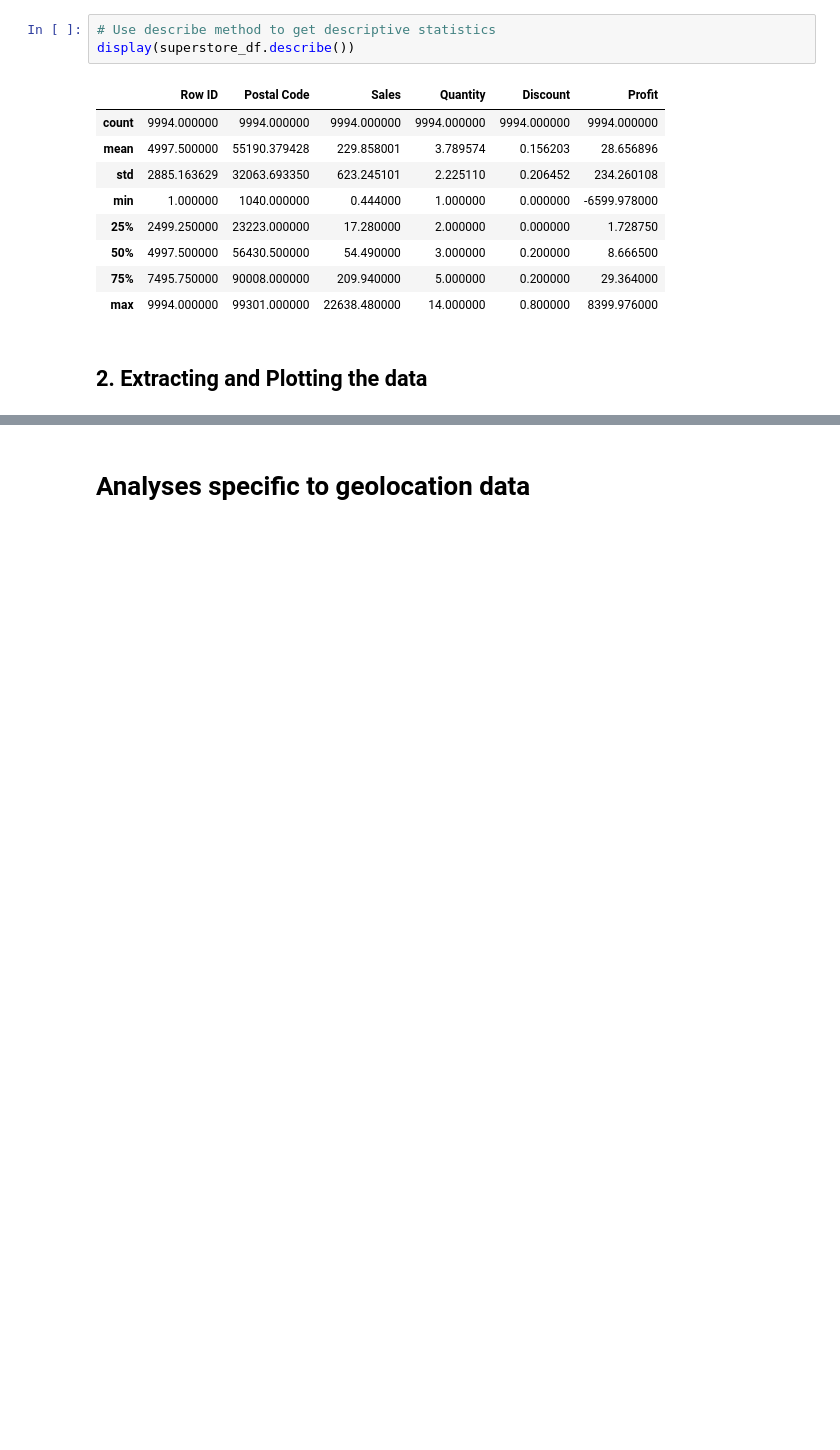
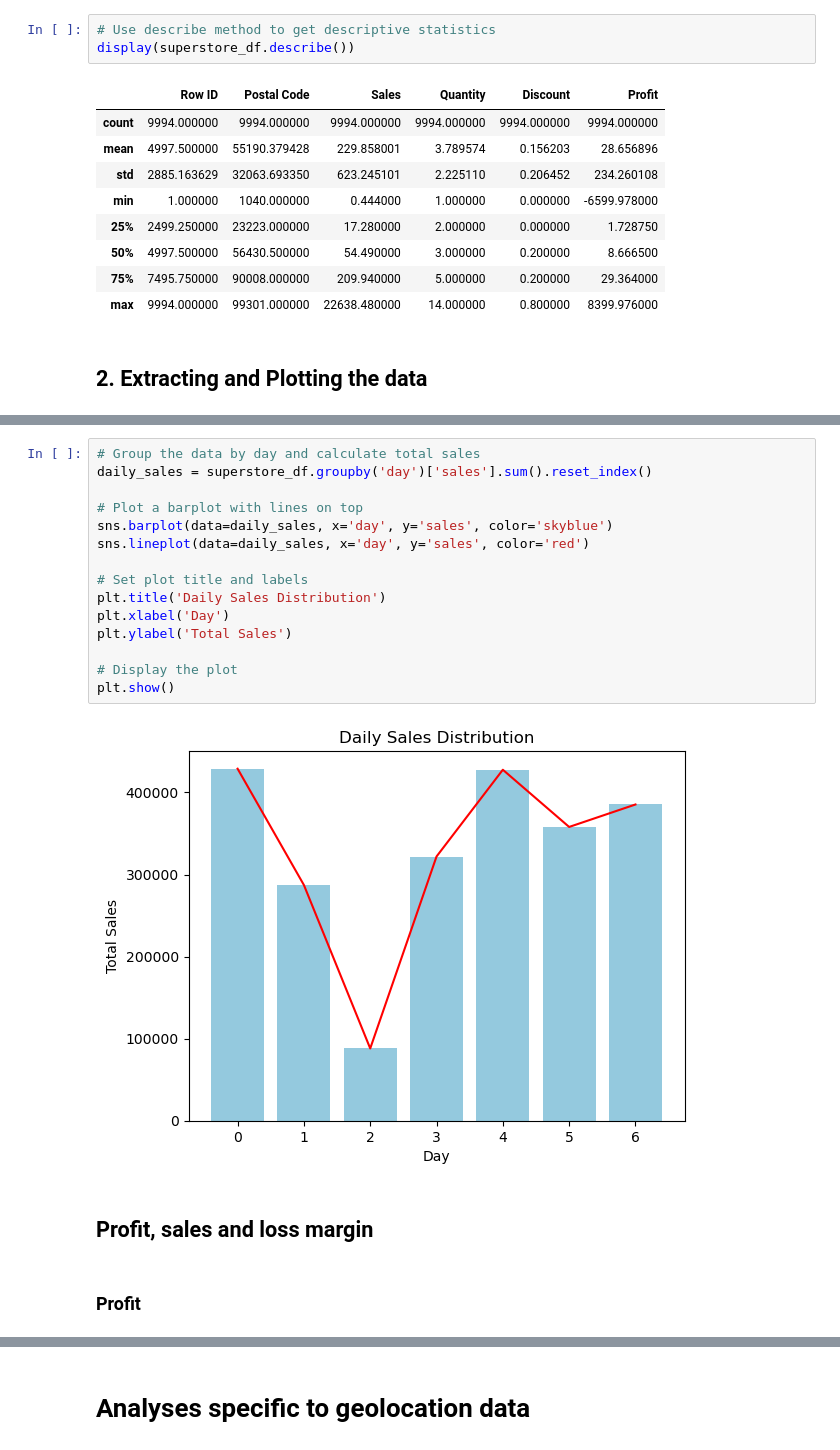
Before and after one commit to MaxLopezSalgado/superstore_e-commerce, a Jupyter notebook: eda/eda_merged_df.ipynb, the cells around one changed output, grey strips where cells are left out. Cells and saved outputs as stored; diff of their text form; blank space fills up the shorter version.

```diff
--- a/eda/eda_merged_df.ipynb
+++ b/eda/eda_merged_df.ipynb
@@ -369,0 +241,21 @@ plt.show()
+# %%
+# Group the data by day and calculate total sales
+daily_sales = superstore_df.groupby('day')['sales'].sum().reset_index()
+
+# Plot a barplot with lines on top
+sns.barplot(data=daily_sales, x='day', y='sales', color='skyblue')
+sns.lineplot(data=daily_sales, x='day', y='sales', color='red')
+
+# Set plot title and labels
+plt.title('Daily Sales Distribution')
+plt.xlabel('Day')
+plt.ylabel('Total Sales')
+
+# Display the plot
+plt.show()
+# %% [output]
+[figure, added]
+# %% [markdown]
+## Profit, sales and loss margin
+# %% [markdown]
+### Profit
```
Also changed, not shown: parts of 57 cells of this notebook.
